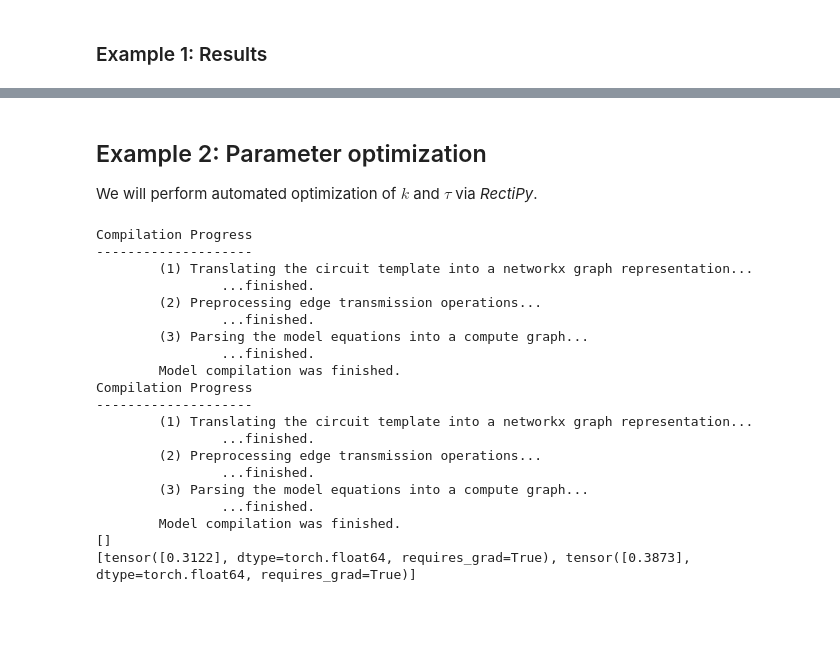
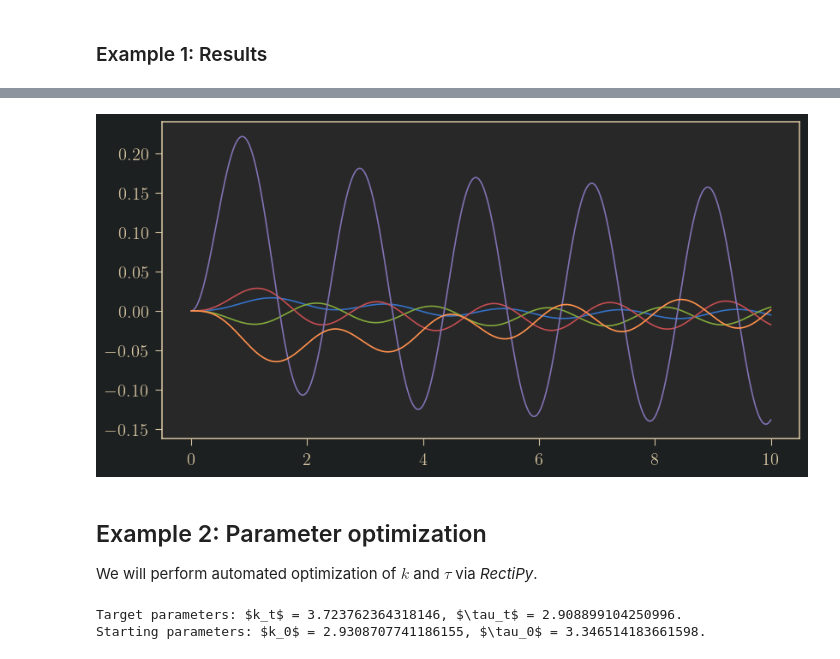
Before and after one commit to pyrates-neuroscience/use_examples, a Jupyter notebook: pyrates_intro.ipynb, the cells around one changed output, grey strips where cells are left out. Saved outputs shown, nothing was run; the diff lists cells and outputs as text; code cells hidden in the pictures; blank space fills up the shorter version.

```diff
--- a/pyrates_intro.ipynb
+++ b/pyrates_intro.ipynb
@@ -141,22 +216,22 @@ For full backend support:
 *Step 1:* Define mathematical operators
 # %%
-
 from pyrates import OperatorTemplate
 
 # leaky integration operator
 equation = "u' = -u/tau + k*r_in + I_ext"
-variables = {"u": "output(0.0)", "tau": tau, "k": k, "r_in": "input", "I_ext": "input"}
+variables = {"u": "output(0.0)", "tau": tau, "k": k,
+             "r_in": "input", "I_ext": "input"}
 li_op = OperatorTemplate("li_op", equations=equation, variables=variables)
-
-# hyperbolic tangent transform
-equation = "r = tanh(u)"
-variables = {"r": "output(0.0)", "u": "input"}
-tanh_op = OperatorTemplate("tanh_op", equations=equation, variables=variables)
+# %%
+# hyperbolic tangent transform
+equation = "r = tanh(u)"
+variables = {"r": "output(0.1)", "u": "input"}
+tanh_op = OperatorTemplate("tanh_op", equations=equation, variables=variables)
 # %% [markdown]
 *Step 2:* Connect operators to define nodes
 # %%
 from pyrates import NodeTemplate
-node = NodeTemplate("rate_neuron", operators=[li_op, tanh_op])
+node = NodeTemplate("neuron", operators=[li_op, tanh_op])
 # %% [markdown]
 *Step 3:* Connect nodes to define a circuit
 # %%
@@ -177,0 +345,7 @@ net.add_edges_from_matrix(source_var="tanh_op/r", target_var="li_op/r_in",
+# %%
+f = open("tf_func.py", "r")
+print("")
+print(f.read())
+f.close()
+
+clear(net)
@@ -280,45 +473,23 @@ Interactive2DParamPlot(C, res["u"], taus, ks, "tau", "k", mapping, cmap_lines="v
+# %%
+%matplotlib inline
+_ = plt.plot(res["u"]["net_11"])
+# %% [output]
+[figure, new version]
 # %% [markdown]
 ## Example 2: Parameter optimization
 
 We will perform automated optimization of $k$ and $\tau$ via *RectiPy*.
 # %%
+# target parameters
 k_t = np.random.uniform(0.25, 4.0)
 tau_t = np.random.uniform(0.25, 4.0)
+
+# starting parameters
 k_0 = np.random.uniform(0.25, 4.0)
 tau_0 = np.random.uniform(0.25, 4.0)
 
-# target model initialization
-tnet = Network.from_yaml(node=node, weights=J, source_var="tanh_op/r", target_var="li_op/r_in",
-                         input_var="li_op/I_ext", output_var="li_op/u", clear=True,
-                         node_vars={"all/li_op/k": k_t, "all/li_op/tau": tau_t})
-tnet.compile()
-
-# test model initialization
-lnet = Network.from_yaml(node=node, weights=J, source_var="tanh_op/r", target_var="li_op/r_in",
-                         input_var="li_op/I_ext", output_var="li_op/u", clear=True,
-                         node_vars={"all/li_op/k": k_0, "all/li_op/tau": tau_0},
-                         train_params=["li_op/k", "li_op/tau"])
-lnet.compile()
-print(list(tnet.parameters()))
-print(list(lnet.parameters()))
+print("Target parameters: " + r"$k_t$ = " + f"{k_t}" + r", $\tau_t$ = " + f"{tau_t}.")
+print("Starting parameters: " + r"$k_0$ = " + f"{k_0}" + r", $\tau_0$ = " + f"{tau_0}.")
 # %% [output]
-Compilation Progress
---------------------
-        (1) Translating the circuit template into a networkx graph representation...
-                ...finished.
-        (2) Preprocessing edge transmission operations...
-                ...finished.
-        (3) Parsing the model equations into a compute graph...
-                ...finished.
-        Model compilation was finished.
-Compilation Progress
---------------------
-        (1) Translating the circuit template into a networkx graph representation...
-                ...finished.
-        (2) Preprocessing edge transmission operations...
-                ...finished.
-        (3) Parsing the model equations into a compute graph...
-                ...finished.
-        Model compilation was finished.
-[]
-[tensor([0.3122], dtype=torch.float64, requires_grad=True), tensor([0.3873], dtype=torch.float64, requires_grad=True)]
+Target parameters: $k_t$ = 3.723762364318146, $\tau_t$ = 2.908899104250996.
+Starting parameters: $k_0$ = 2.9308707741186155, $\tau_0$ = 3.346514183661598.
```
Also changed, not shown: parts of 63 cells of this notebook, 4 other files.
